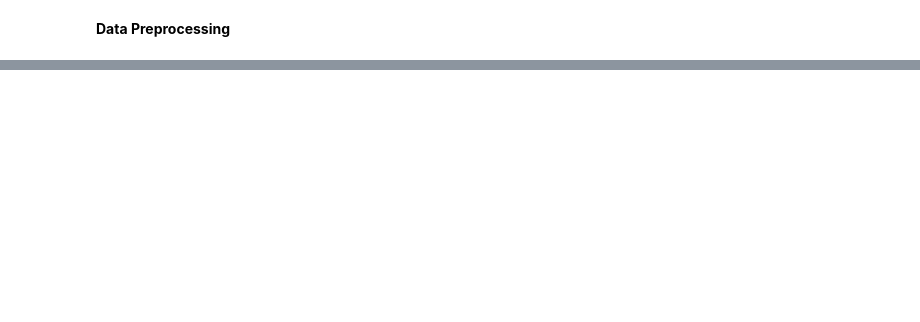
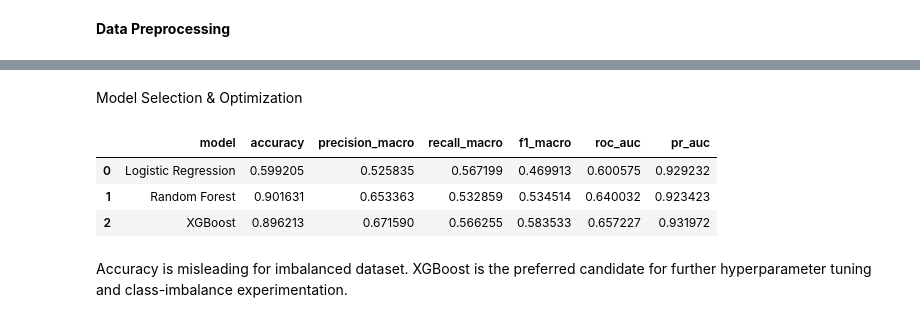
Before and after one commit to Abhishek98negi/Credit-Card-Approval-Prediction, a Jupyter notebook: notebook_files/creditcard_approval_prediction.ipynb, the cells around one changed output, grey strips where cells are left out. Cells and saved outputs as stored; diff of their text form; code cells hidden in the pictures; blank space fills up the shorter version.

Commit message:
done model selection

```diff
--- a/notebook_files/creditcard_approval_prediction.ipynb
+++ b/notebook_files/creditcard_approval_prediction.ipynb
@@ -609,0 +655,3 @@ Baseline Model - Logistic Regression
+# %%
+# preprocess the data and train the baseline model
+baseline_pipe.fit(X_train, y_train)
@@ -609,0 +730,2 @@ Baseline Model - Logistic Regression
+# %% [markdown]
+Model Selection & Optimization
@@ -609,0 +755,47 @@ Baseline Model - Logistic Regression
+# %%
+scoring = {
+    "accuracy": "accuracy",
+    "precision_macro": "precision_macro",
+    "recall_macro": "recall_macro",
+    "f1_macro": "f1_macro",
+    "roc_auc": "roc_auc",
+    "pr_auc": "average_precision"
+}
+# %%
+rows = []
+
+for name, model in models.items():
+
+    pipe = Pipeline([
+        ("preprocess", preprocess),
+        ("model", model)
+    ])
+
+    scores = cross_validate(
+        pipe,
+        X_train,
+        y_train,
+        cv=skf,
+        scoring=scoring
+    )
+
+    rows.append({
+        "model": name,
+        "accuracy": scores["test_accuracy"].mean(),
+        "precision_macro": scores["test_precision_macro"].mean(),
+        "recall_macro": scores["test_recall_macro"].mean(),
+        "f1_macro": scores["test_f1_macro"].mean(),
+        "roc_auc": scores["test_roc_auc"].mean(),
+        "pr_auc": scores["test_pr_auc"].mean()
+    })
+
+results_df = pd.DataFrame(rows)
+# %%
+results_df
+# %% [output]
+|  | model | accuracy | precision_macro | recall_macro | f1_macro | roc_auc | pr_auc |
+| 0 | Logistic Regression | 0.599205 | 0.525835 | 0.567199 | 0.469913 | 0.600575 | 0.929232 |
+| 1 | Random Forest | 0.901631 | 0.653363 | 0.532859 | 0.534514 | 0.640032 | 0.923423 |
+| 2 | XGBoost | 0.896213 | 0.671590 | 0.566255 | 0.583533 | 0.657227 | 0.931972 |
+# %% [markdown]
+Accuracy is misleading for imbalanced dataset. XGBoost is the preferred candidate for further hyperparameter tuning and class-imbalance experimentation.
```
Also changed, not shown: parts of 38 cells of this notebook.
